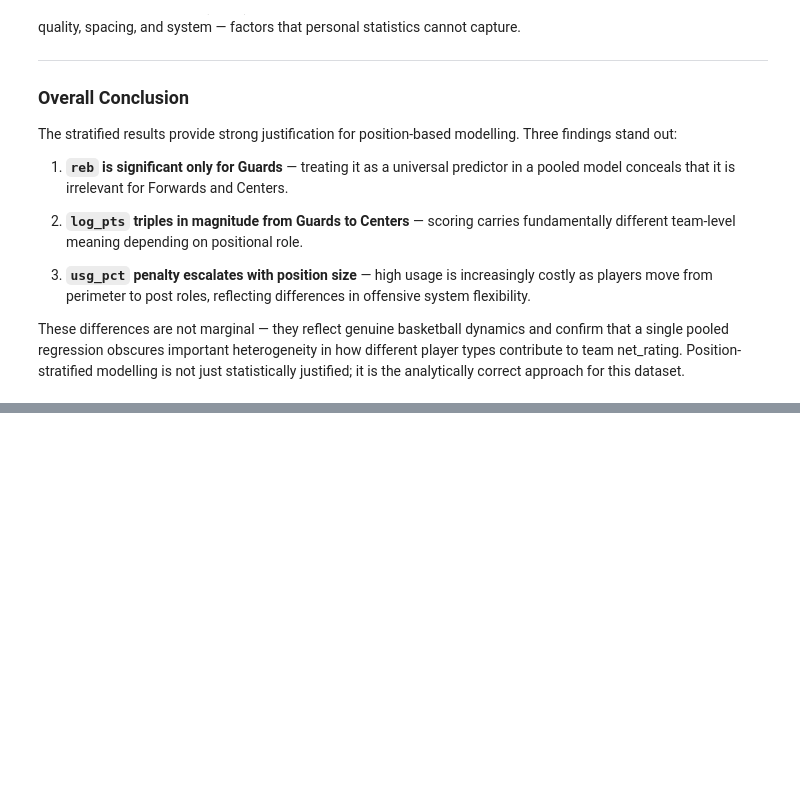
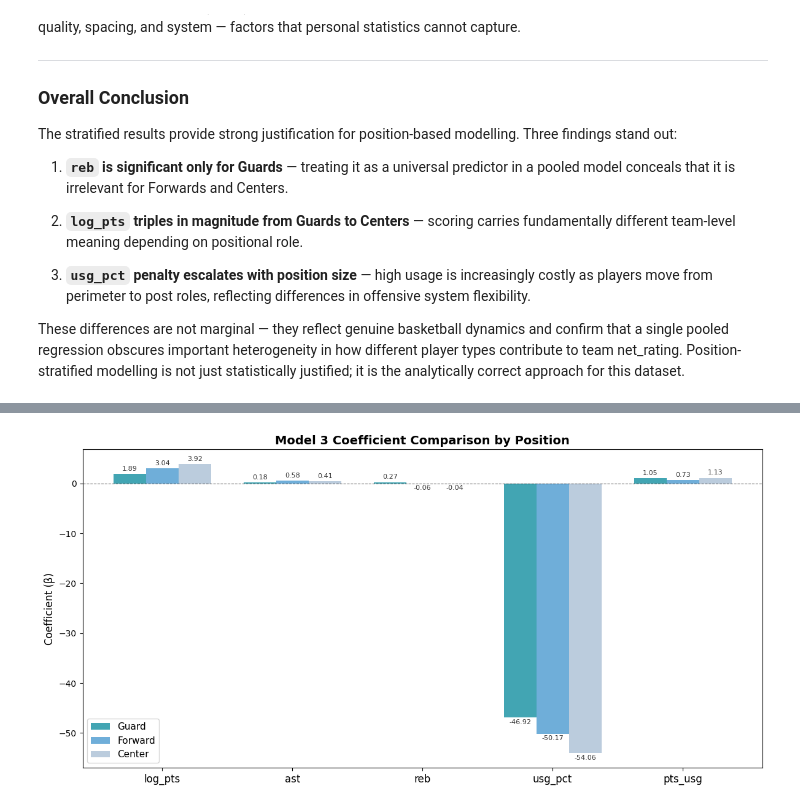
Before and after one commit to ChiragSethi-04/nba-performance-analysis, a Jupyter notebook: notebooks/05_Stratified.ipynb, the cells around one changed output, grey strips where cells are left out. Drawn from its saved outputs; the diff is of its cells as text; code cells hidden in the pictures; blank space fills up the shorter version.

```diff
--- a/notebooks/05_Stratified.ipynb
+++ b/notebooks/05_Stratified.ipynb
@@ -256,3 +256,100 @@ dynamics and confirm that a single pooled regression obscures important
 heterogeneity in how different player types contribute to team net_rating.
 Position-stratified modelling is not just statistically justified; it is
 the analytically correct approach for this dataset.
+# %%
+import numpy as np
+import pandas as pd
+import matplotlib.pyplot as plt
+import statsmodels.api as sm
+import warnings
+warnings.filterwarnings('ignore')
+
+# ── 0. Rebuild data and models if kernel was restarted ────────────────────────
+if 'results' not in dir():
+    df = pd.read_csv('../data/all_seasons.csv')
+    cols = ['player_name','season','age','player_height','player_weight',
+            'pts','reb','ast','net_rating','usg_pct','ts_pct',
+            'draft_round','gp','team_abbreviation']
+    df = df[cols].copy()
+    df = df[df['gp'] >= 20].copy()
+    df = df.dropna(subset=['net_rating','pts','reb','ast','usg_pct','ts_pct'])
+    df['draft_round'] = df['draft_round'].replace('Undrafted', '3')
+    df['draft_round'] = pd.to_numeric(df['draft_round'], errors='coerce').fillna(3)
+    df['log_pts'] = np.log1p(df['pts'])
+    df['pts_usg'] = df['pts'] * df['usg_pct']
+
+    def assign_position(height):
+        if height < 196:
+            return 'Guard'
+        elif height <= 208:
+            return 'Forward'
+        else:
+            return 'Center'
+
+    df['position'] = df['player_height'].apply(assign_position)
+
+    features = ['log_pts', 'ast', 'reb', 'usg_pct', 'pts_usg']
+    target = 'net_rating'
+
+    results = {}
+    for pos in ['Guard', 'Forward', 'Center']:
+        df_pos = df[df['position'] == pos].copy()
+        X_pos = sm.add_constant(df_pos[features])
+        results[pos] = sm.OLS(df_pos[target], X_pos).fit()
+
+coef_table = pd.DataFrame({
+    pos: results[pos].params.round(4)
+    for pos in ['Guard', 'Forward', 'Center']
+})
+
+# ── 1. Coefficient comparison with p-values ───────────────────────────────────
+pval_table = pd.DataFrame({
+    pos: results[pos].pvalues.round(3)
+    for pos in ['Guard', 'Forward', 'Center']
+})
+
+print('Coefficient Comparison with P-values:')
+print('='*60)
+for pred in coef_table.index:
+    print(f'\n{pred}')
+    for pos in ['Guard', 'Forward', 'Center']:
+        coef = coef_table.loc[pred, pos]
+        pval = pval_table.loc[pred, pos]
+        sig  = '***' if pval < 0.001 else ('**' if pval < 0.01 else ('*' if pval < 0.05 else 'ns'))
+        print(f'  {pos:<10} β = {coef:>8.4f}   p = {pval:.3f}  {sig}')
+
+# ── 2. Grouped bar chart (exclude const) ─────────────────────────────────────
+predictors   = ['log_pts', 'ast', 'reb', 'usg_pct', 'pts_usg']
+guard_vals   = [coef_table.loc[p, 'Guard']   for p in predictors]
+forward_vals = [coef_table.loc[p, 'Forward'] for p in predictors]
+center_vals  = [coef_table.loc[p, 'Center']  for p in predictors]
+
+x     = np.arange(len(predictors))
+width = 0.25
+
+fig, ax = plt.subplots(figsize=(12, 6))
+
+b1 = ax.bar(x - width, guard_vals,   width, label='Guard',   color='#2196a6', alpha=0.85)
+b2 = ax.bar(x,         forward_vals, width, label='Forward', color='#56a0d3', alpha=0.85)
+b3 = ax.bar(x + width, center_vals,  width, label='Center',  color='#b0c4d8', alpha=0.85)
+
+ax.set_xticks(x)
+ax.set_xticklabels(['log_pts', 'ast', 'reb', 'usg_pct', 'pts_usg'], fontsize=12)
+ax.set_ylabel('Coefficient (β)', fontsize=12)
+ax.set_title('Model 3 Coefficient Comparison by Position',
+             fontsize=14, fontweight='bold')
+ax.axhline(0, color='black', linewidth=0.8, linestyle='--', alpha=0.6)
+ax.legend(fontsize=11)
+
+for bars in [b1, b2, b3]:
+    for bar in bars:
+        h = bar.get_height()
+        ax.text(bar.get_x() + bar.get_width()/2,
+                h + (0.4 if h >= 0 else -1.5),
+                f'{h:.2f}', ha='center', va='bottom', fontsize=8, color='#333333')
+
+plt.tight_layout()
+plt.savefig('../outputs/06_stratified_coef_comparison.png', dpi=150, bbox_inches='tight')
+plt.show()
+print('Saved.')
+# %% [output]
@@ -258,0 +373 @@ the analytically correct approach for this dataset.
+[figure, added]
```
Also changed, not shown: parts of 6 cells of this notebook, 10 other files.
